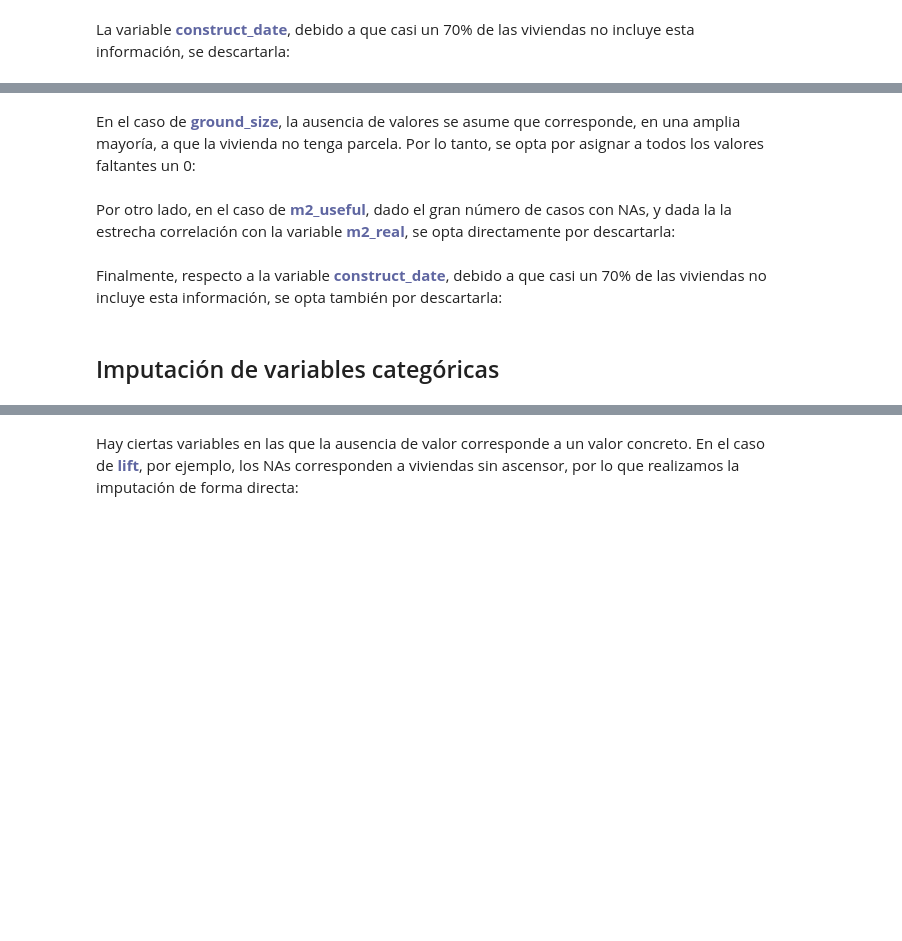
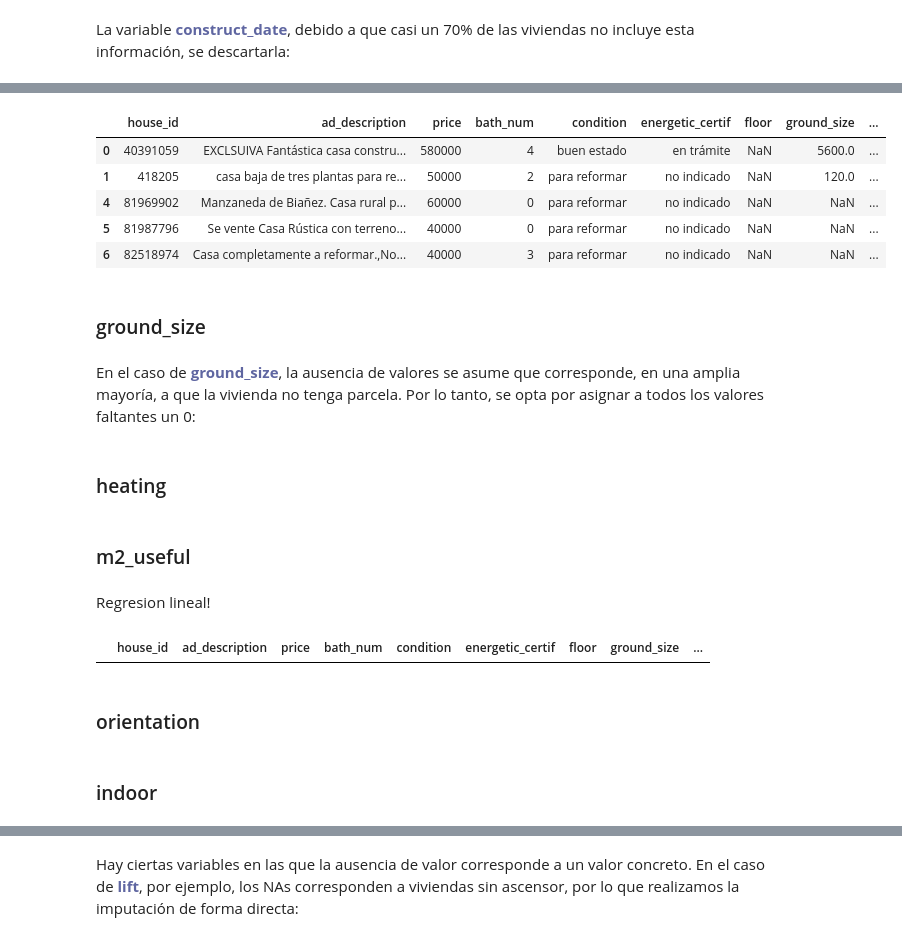
Before and after one commit to Hlaboa/houses-data-analysis, a Jupyter notebook: 2_limpieza_datos.ipynb, the cells around one changed output, grey strips where cells are left out. Drawn from its saved outputs; the diff is of its cells as text; code cells hidden in the pictures; blank space fills up the shorter version.

```diff
--- a/2_limpieza_datos.ipynb
+++ b/2_limpieza_datos.ipynb
@@ -909,0 +1259,3 @@ df = df.drop(columns='construct_date')
+# %%
+mask = df['energetic_certif'].isnull()
+df.loc[mask, 'energetic_certif'] = 'en trámite'
@@ -910,8 +1273,23 @@ df = df.drop(columns='construct_date')
+# %%
+df[df['floor'].isnull()].head(5)
+# %% [output]
+|  | house_id | ad_description | price | bath_num | condition | energetic_certif | floor | ground_size | ... |
+| 0 | 40391059 | EXCLSUIVA Fantástica casa constru... | 580000 | 4 | buen estado | en trámite | NaN | 5600.0 | ... |
+| 1 | 418205 | casa baja de tres plantas para re... | 50000 | 2 | para reformar | no indicado | NaN | 120.0 | ... |
+| 4 | 81969902 | Manzaneda de Biañez. Casa rural p... | 60000 | 0 | para reformar | no indicado | NaN | NaN | ... |
+| 5 | 81987796 | Se vente Casa Rústica con terreno... | 40000 | 0 | para reformar | no indicado | NaN | NaN | ... |
+| 6 | 82518974 | Casa completamente a reformar.,No... | 40000 | 3 | para reformar | no indicado | NaN | NaN | ... |
+# %% [markdown]
+### ground_size
 # %% [markdown]
 En el caso de <font color=#5F66A1>__ground_size__</font>, la ausencia de valores se asume que corresponde, en una amplia mayoría, a que la vivienda no tenga parcela. Por lo tanto, se opta por asignar a todos los valores faltantes un 0:
 # %%
 df['ground_size'] = (np.where(df['ground_size'].isna()
                         ,0
                         ,df['ground_size']))
-# %% [markdown]
-Por otro lado, en el caso de <font color=#5F66A1>__m2_useful__</font>, dado el gran número de casos con NAs, y dada la la estrecha correlación con la variable <font color=#5F66A1>__m2_real__</font>, se opta directamente por descartarla:
+# %% [markdown]
+### heating
+# %% [markdown]
+### m2_useful
+# %% [markdown]
+Regresion lineal!
@@ -918,4 +1298,4 @@ Por otro lado, en el caso de <font color=#5F66A1>__m2_useful__</font>, dado el g
 # %%
-df = df.drop(columns='m2_useful')
+df[df['m2_useful'].isnull()]
+# %% [output]
+|  | house_id | ad_description | price | bath_num | condition | energetic_certif | floor | ground_size | ... |
-# %% [markdown]
-Finalmente, respecto a la variable <font color=#5F66A1>__construct_date__</font>, debido a que casi un 70% de las viviendas no incluye esta información, se opta también por descartarla:
@@ -924,2 +1302,4 @@ df = df.drop(columns='construct_date')
-# %% [markdown]
-## Imputación de variables categóricas
+# %% [markdown]
+### orientation
+# %% [markdown]
+### indoor
```
Also changed, not shown: parts of 83 cells of this notebook.
